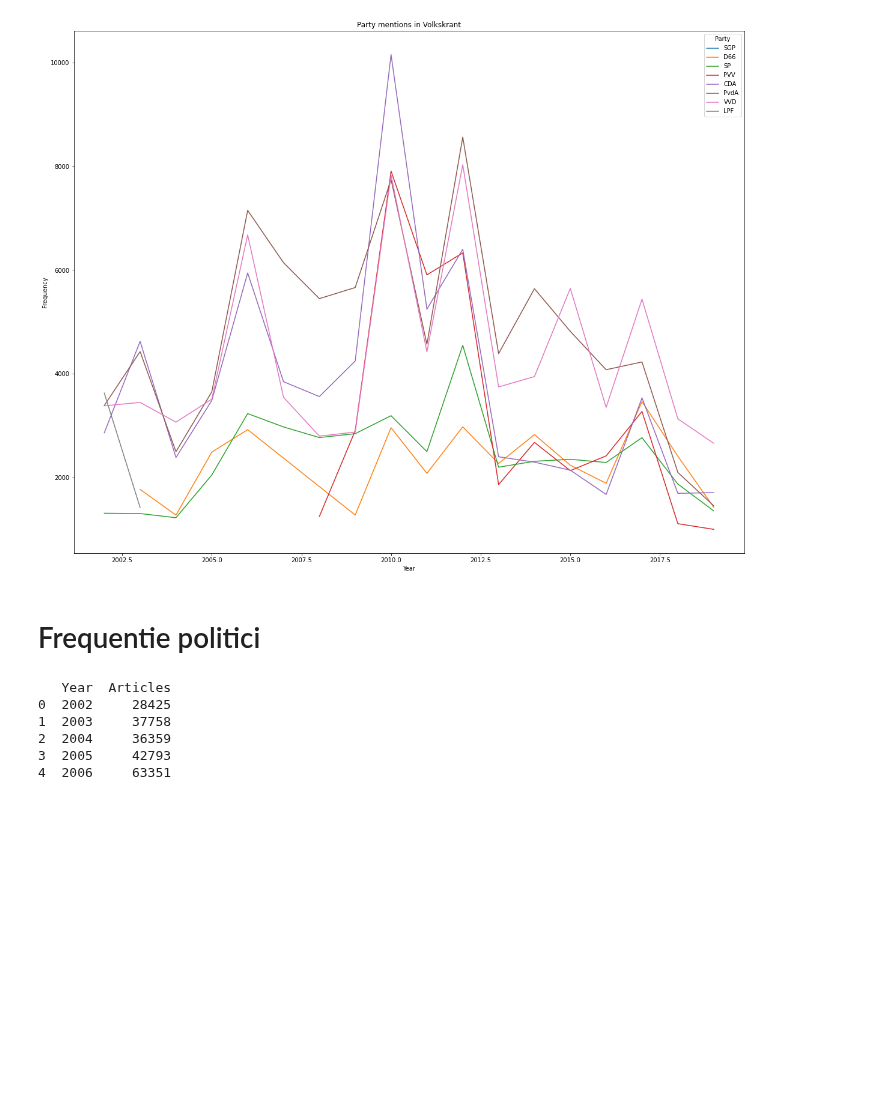
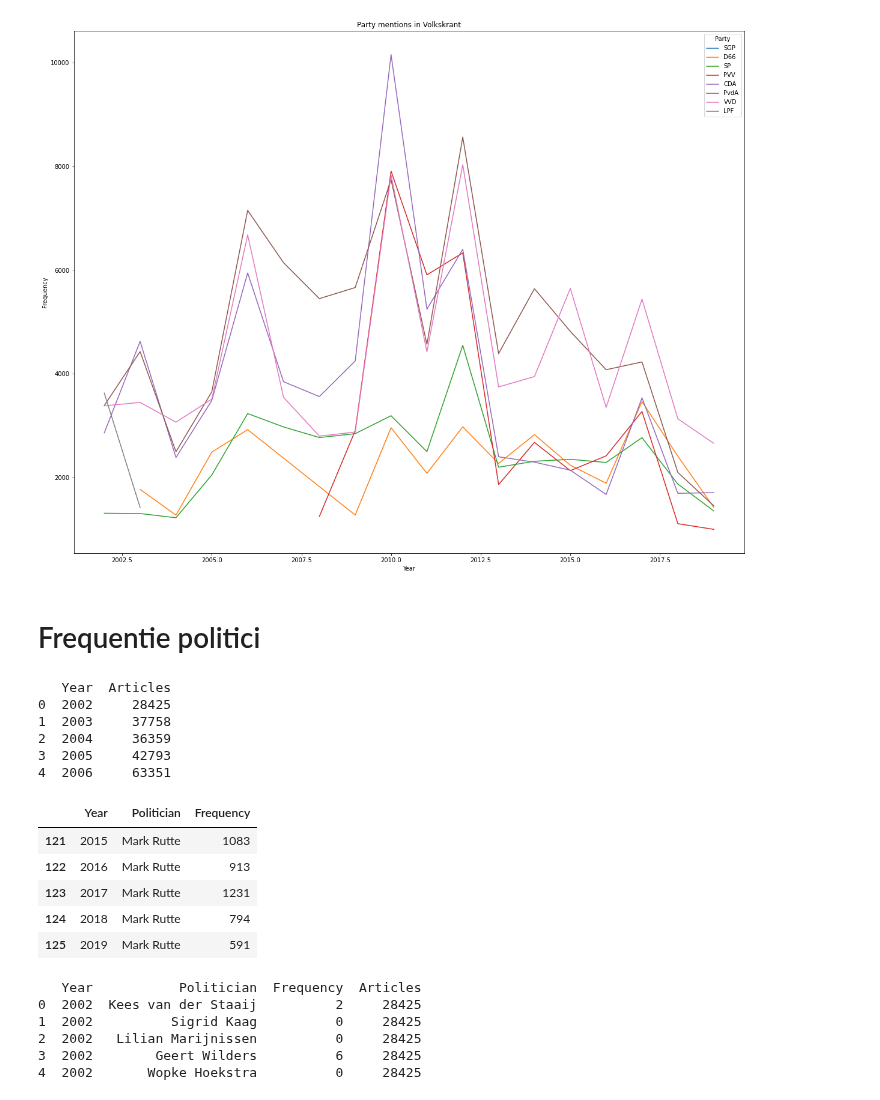
Before and after one commit to Chris-Congleton/MSc-Thesis, a Jupyter notebook: Volkskrant.ipynb, the cells around one changed output. Drawn from its saved outputs; the diff is of its cells as text; code cells hidden in the pictures; blank space fills up the shorter version.

```diff
--- a/Volkskrant.ipynb
+++ b/Volkskrant.ipynb
@@ -159,26 +159,37 @@ print(df_norm.head())
 4  2006     63351
 # %%
 # Count occurence of politicians
-df_partij = df.copy(deep=True)
-df_partij["year"] = df_partij.timestamp.dt.year
+df_politici = df.copy(deep=True)
+df_politici["year"] = df_politici.timestamp.dt.year
 
-for p in partijen:
-  df_partij[p] = df_partij.cleantext.str.count(p)
+for p in politici:
+  df_politici[p] = df_politici.cleantext.str.count(p)
 
-df_party_counts = pd.DataFrame()
+df_politici_counts = pd.DataFrame()
 
-for p in partijen:
-  df_party_counts[p] = df_partij.groupby(["year"])[p].agg("sum")
+for p in politici:
+  df_politici_counts[p] = df_politici.groupby(["year"])[p].agg("sum")
 
-df_party_counts = df_party_counts.reset_index()
-df_mentions = df_party_counts.melt('year')
+df_politici_counts = df_politici_counts.reset_index()
+df_pol_mentions = df_politici_counts.melt('year')
 
-df_mentions = df_mentions.rename(columns={'year':'Year','variable':'Party','value':'Frequency'})
+df_pol_mentions = df_pol_mentions.rename(columns={'year':'Year','variable':'Politician','value':'Frequency'})
 
-# Drop rows where frequency is <1000
-df_mentions = df_mentions[df_mentions.Frequency > 1000]
-print(df_mentions.head())
-
-f, axs = plt.subplots(1,figsize=(20, 16))
-sns.lineplot(data=df_mentions, x='Year',y='Frequency', hue='Party')
-axs.set_title("Party mentions in Volkskrant")
+df_pol_mentions.tail()
+# %% [output]
+|  | Year | Politician | Frequency |
+| 121 | 2015 | Mark Rutte | 1083 |
+| 122 | 2016 | Mark Rutte | 913 |
+| 123 | 2017 | Mark Rutte | 1231 |
+| 124 | 2018 | Mark Rutte | 794 |
+| 125 | 2019 | Mark Rutte | 591 |
+# %%
+df_pol_mentions = df_pol_mentions.merge(df_norm, on="Year")
+print(df_pol_mentions.head())
+# %% [output]
+   Year           Politician  Frequency  Articles
+0  2002  Kees van der Staaij          2     28425
+1  2002          Sigrid Kaag          0     28425
+2  2002   Lilian Marijnissen          0     28425
+3  2002        Geert Wilders          6     28425
+4  2002       Wopke Hoekstra          0     28425
```
Also changed, not shown: parts of 1 cell of this notebook.
